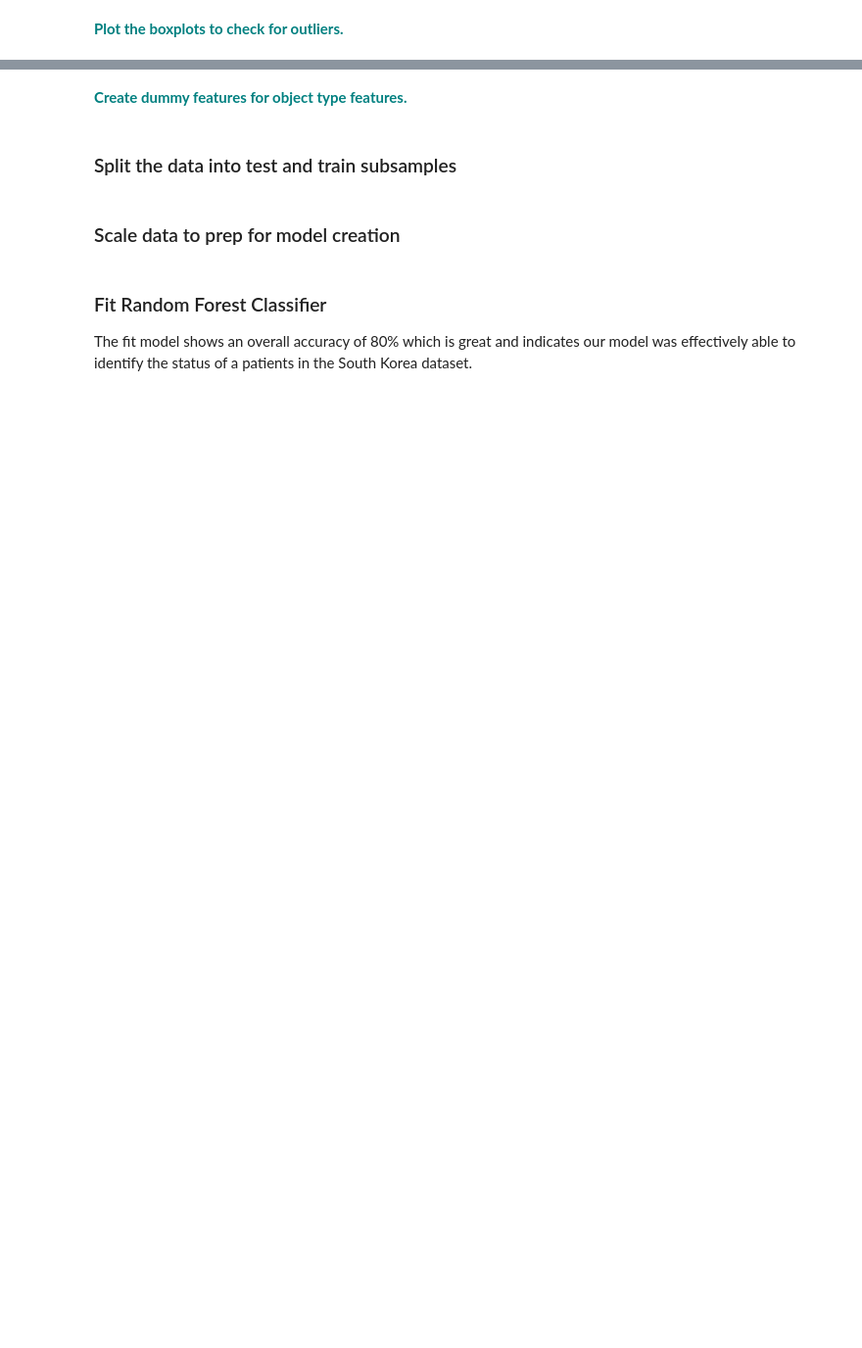
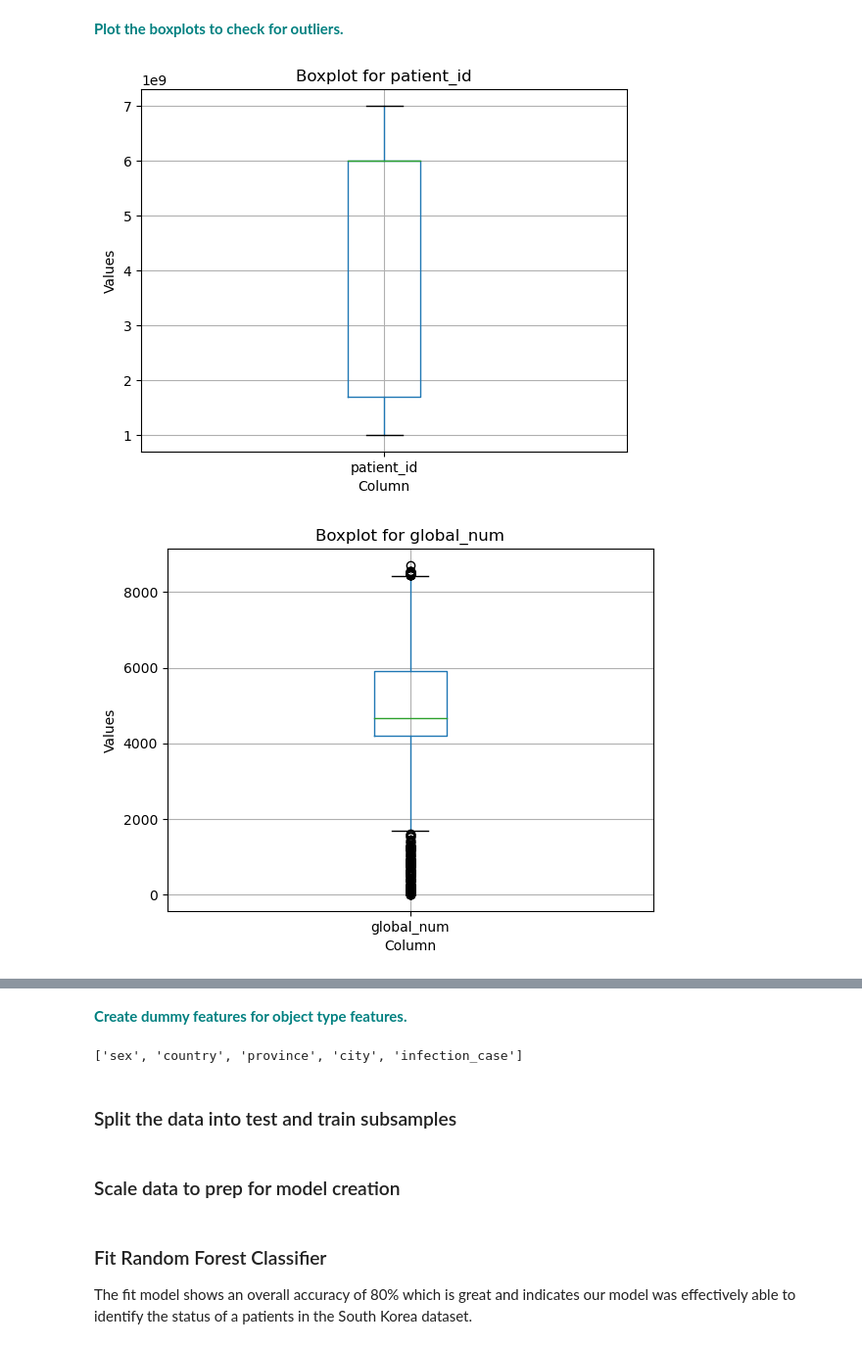
Before and after one commit to OCD0505/Springboard, a Jupyter notebook: Springboard - Unit 14.4 - RandomForest Covid Case Study_06302020/RandomForest_casestudy_covid19.ipynb, the cells around one changed output, grey strips where cells are left out. Shown at 98% size. Drawn from its saved outputs; the diff is of its cells as text; code cells hidden in the pictures; blank space fills up the shorter version.

```diff
--- a/Springboard - Unit 14.4 - RandomForest Covid Case Study_06302020/RandomForest_casestudy_covid19.ipynb
+++ b/Springboard - Unit 14.4 - RandomForest Covid Case Study_06302020/RandomForest_casestudy_covid19.ipynb
@@ -285,2 +375,12 @@ vn
 # %% [markdown]
 **<font color='teal'> Plot the boxplots to check for outliers. </font>**
+# %%
+for column in df.select_dtypes(include='number').columns:
+    plt.figure()  # Create a new figure for each boxplot
+    df.boxplot(column=column)
+    plt.title(f'Boxplot for {column}')
+    plt.xlabel('Column')
+    plt.ylabel('Values')
+# %% [output]
+[figure, added]
+[figure, added]
@@ -287,2 +393,8 @@ vn
 # %% [markdown]
 **<font color='teal'> Create dummy features for object type features. </font>**
+# %%
+columns_categorical = list(df.select_dtypes('object').head().columns)
+columns_categorical.remove('state')
+columns_categorical
+# %% [output]
+['sex', 'country', 'province', 'city', 'infection_case']
```
Also changed, not shown: parts of 31 cells of this notebook.
